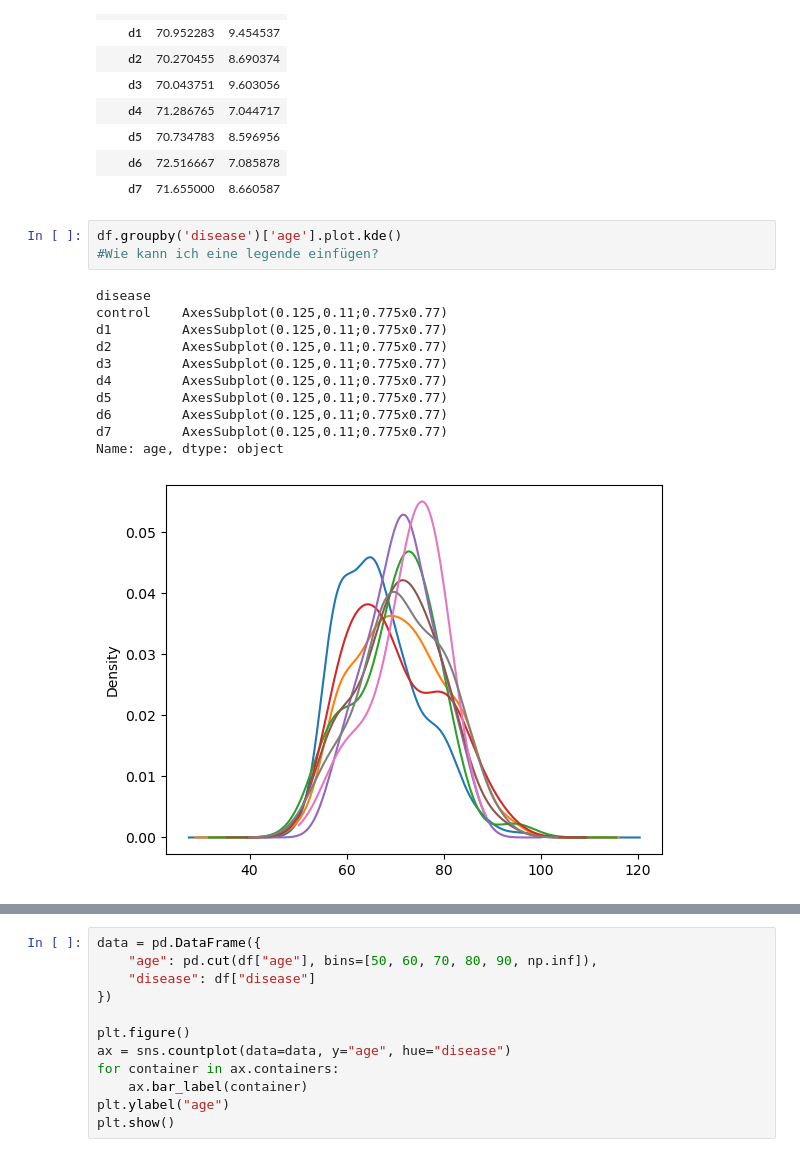
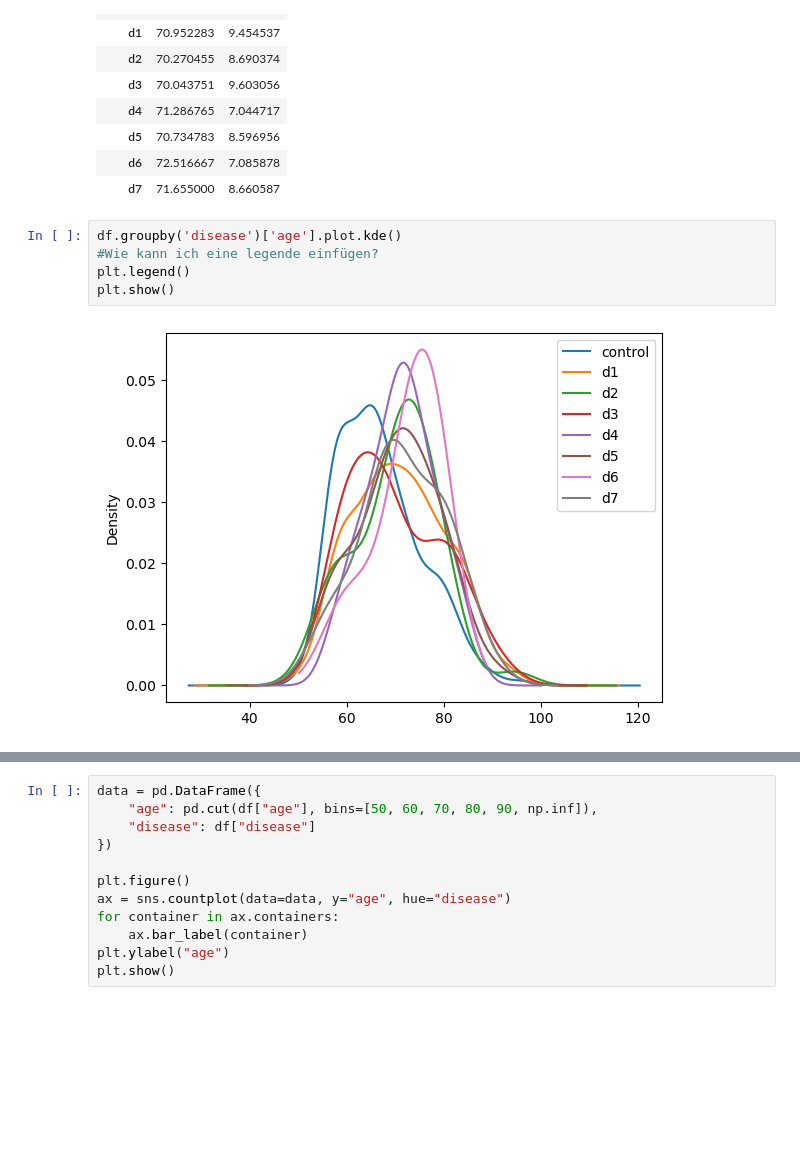
Before and after one commit to mjoeli/csb_project, a Jupyter notebook: characteristic.ipynb, the cells around one changed output, grey strips where cells are left out. Saved outputs shown, nothing was run; the diff lists cells and outputs as text; blank space fills up the shorter version.

Commit message:
suggest plots

```diff
--- a/characteristic.ipynb
+++ b/characteristic.ipynb
@@ -146,15 +146,7 @@ st_dev_age
 # %%
 df.groupby('disease')['age'].plot.kde()
 #Wie kann ich eine legende einfügen?
+plt.legend()
+plt.show()
 # %% [output]
-disease
-control    AxesSubplot(0.125,0.11;0.775x0.77)
-d1         AxesSubplot(0.125,0.11;0.775x0.77)
-d2         AxesSubplot(0.125,0.11;0.775x0.77)
-d3         AxesSubplot(0.125,0.11;0.775x0.77)
-d4         AxesSubplot(0.125,0.11;0.775x0.77)
-d5         AxesSubplot(0.125,0.11;0.775x0.77)
-d6         AxesSubplot(0.125,0.11;0.775x0.77)
-d7         AxesSubplot(0.125,0.11;0.775x0.77)
-Name: age, dtype: object
-[figure, old version]
+[figure, new version]
```
Also changed, not shown: parts of 3 cells of this notebook.
